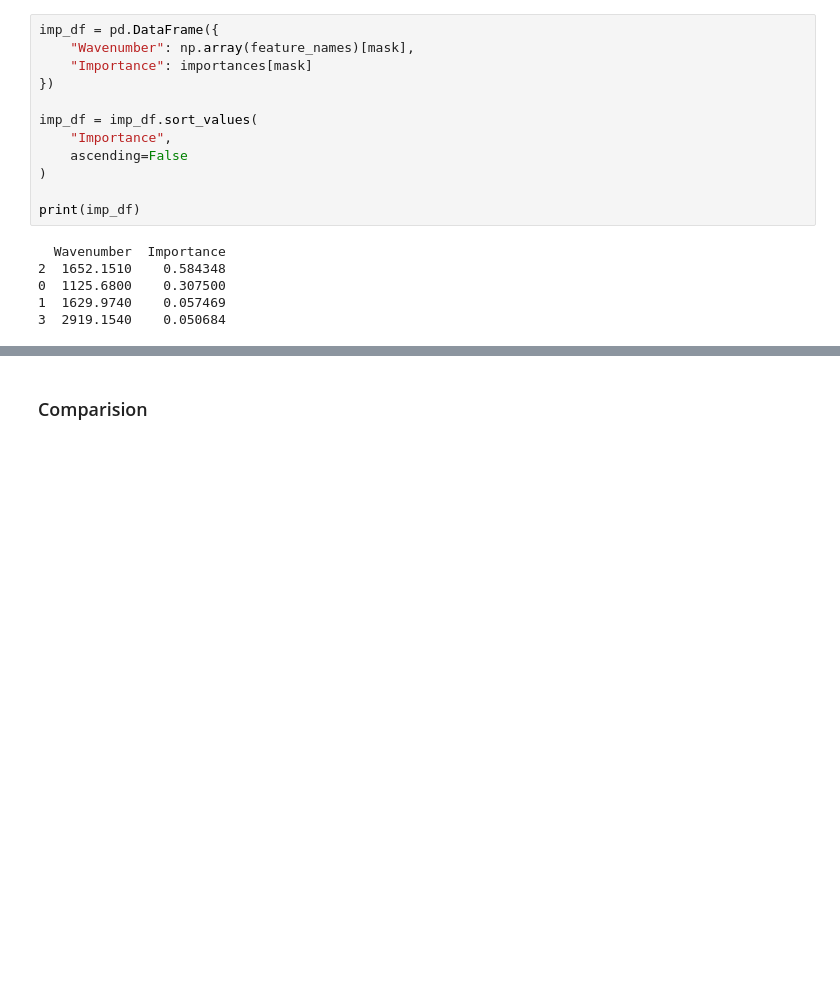
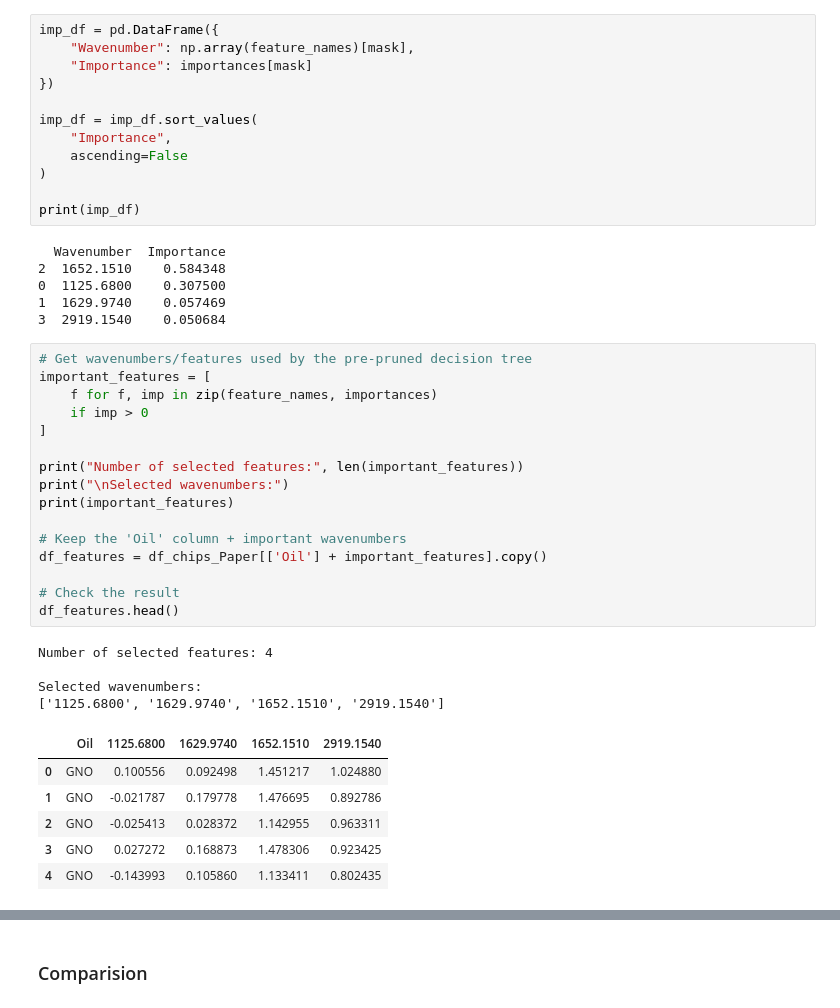
Before and after one commit to klndeepak/Physics-Informed-AI-Approach-K-Means-and-Decision-Tree-for-Oil-Classification, a Jupyter notebook: Decision Tree_Chips - Paper and Potato Subtracted.ipynb, the cells around one changed output, grey strips where cells are left out. Drawn from its saved outputs; the diff is of its cells as text; blank space fills up the shorter version.

```diff
--- a/Decision Tree_Chips - Paper and Potato Subtracted.ipynb
+++ b/Decision Tree_Chips - Paper and Potato Subtracted.ipynb
@@ -904,3 +904,30 @@ print(imp_df)
 0  1125.6800    0.307500
 1  1629.9740    0.057469
 3  2919.1540    0.050684
+# %%
+# Get wavenumbers/features used by the pre-pruned decision tree
+important_features = [
+    f for f, imp in zip(feature_names, importances)
+    if imp > 0
+]
+
+print("Number of selected features:", len(important_features))
+print("\nSelected wavenumbers:")
+print(important_features)
+
+# Keep the 'Oil' column + important wavenumbers
+df_features = df_chips_Paper[['Oil'] + important_features].copy()
+
+# Check the result
+df_features.head()
+# %% [output]
+Number of selected features: 4
+
+Selected wavenumbers:
+['1125.6800', '1629.9740', '1652.1510', '2919.1540']
+|  | Oil | 1125.6800 | 1629.9740 | 1652.1510 | 2919.1540 |
+| 0 | GNO | 0.100556 | 0.092498 | 1.451217 | 1.024880 |
+| 1 | GNO | -0.021787 | 0.179778 | 1.476695 | 0.892786 |
+| 2 | GNO | -0.025413 | 0.028372 | 1.142955 | 0.963311 |
+| 3 | GNO | 0.027272 | 0.168873 | 1.478306 | 0.923425 |
+| 4 | GNO | -0.143993 | 0.105860 | 1.133411 | 0.802435 |
```
Also changed, not shown: parts of 3 cells of this notebook, 14 other files.
